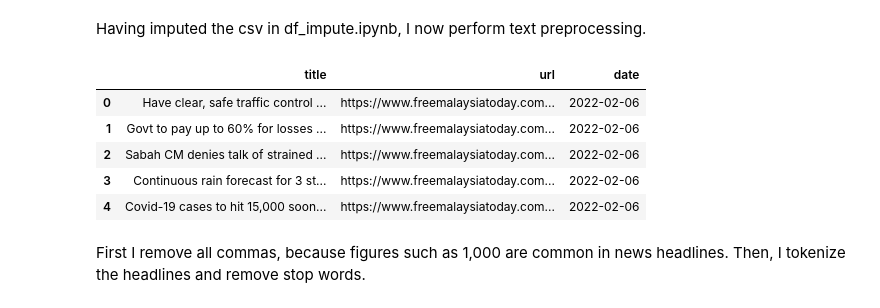
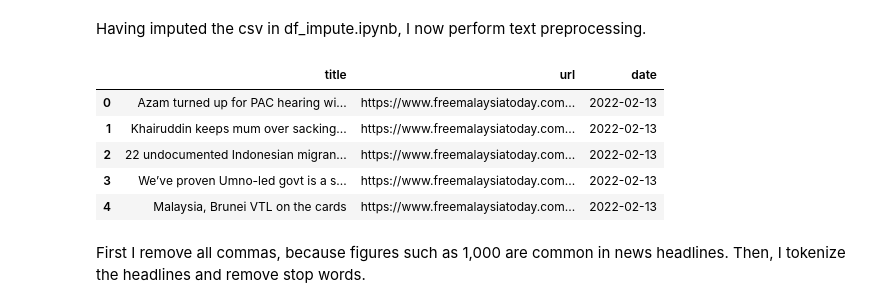
Before and after one commit to nopynospy/pandemic_monument, a Jupyter notebook: fmt_preprocessing.ipynb, the cells around one changed output. Drawn from its saved outputs; the diff is of its cells as text; code cells hidden in the pictures.

```diff
--- a/fmt_preprocessing.ipynb
+++ b/fmt_preprocessing.ipynb
@@ -3,15 +3,15 @@ Having imputed the csv in df_impute.ipynb, I now perform text preprocessing.
 # %%
 import pandas as pd
 # %%
-df = pd.read_csv("imputed_fmt_14-02-22.csv")
+df = pd.read_csv("imputed_fmt_17-02-22.csv")
 df.head()
 # %% [output]
 |  | title | url | date |
-| 0 | Have clear, safe traffic control ... | https://www.freemalaysiatoday.com... | 2022-02-06 |
-| 1 | Govt to pay up to 60% for losses ... | https://www.freemalaysiatoday.com... | 2022-02-06 |
-| 2 | Sabah CM denies talk of strained ... | https://www.freemalaysiatoday.com... | 2022-02-06 |
-| 3 | Continuous rain forecast for 3 st... | https://www.freemalaysiatoday.com... | 2022-02-06 |
-| 4 | Covid-19 cases to hit 15,000 soon... | https://www.freemalaysiatoday.com... | 2022-02-06 |
+| 0 | Azam turned up for PAC hearing wi... | https://www.freemalaysiatoday.com... | 2022-02-13 |
+| 1 | Khairuddin keeps mum over sacking... | https://www.freemalaysiatoday.com... | 2022-02-13 |
+| 2 | 22 undocumented Indonesian migran... | https://www.freemalaysiatoday.com... | 2022-02-13 |
+| 3 | We’ve proven Umno-led govt is a s... | https://www.freemalaysiatoday.com... | 2022-02-13 |
+| 4 | Malaysia, Brunei VTL on the cards | https://www.freemalaysiatoday.com... | 2022-02-13 |
 # %% [markdown]
 First I remove all commas, because figures such as 1,000 are common in news headlines. Then, I tokenize the headlines and remove stop words.
 # %%
```
Also changed, not shown: parts of 4 cells of this notebook, 15 other files.
